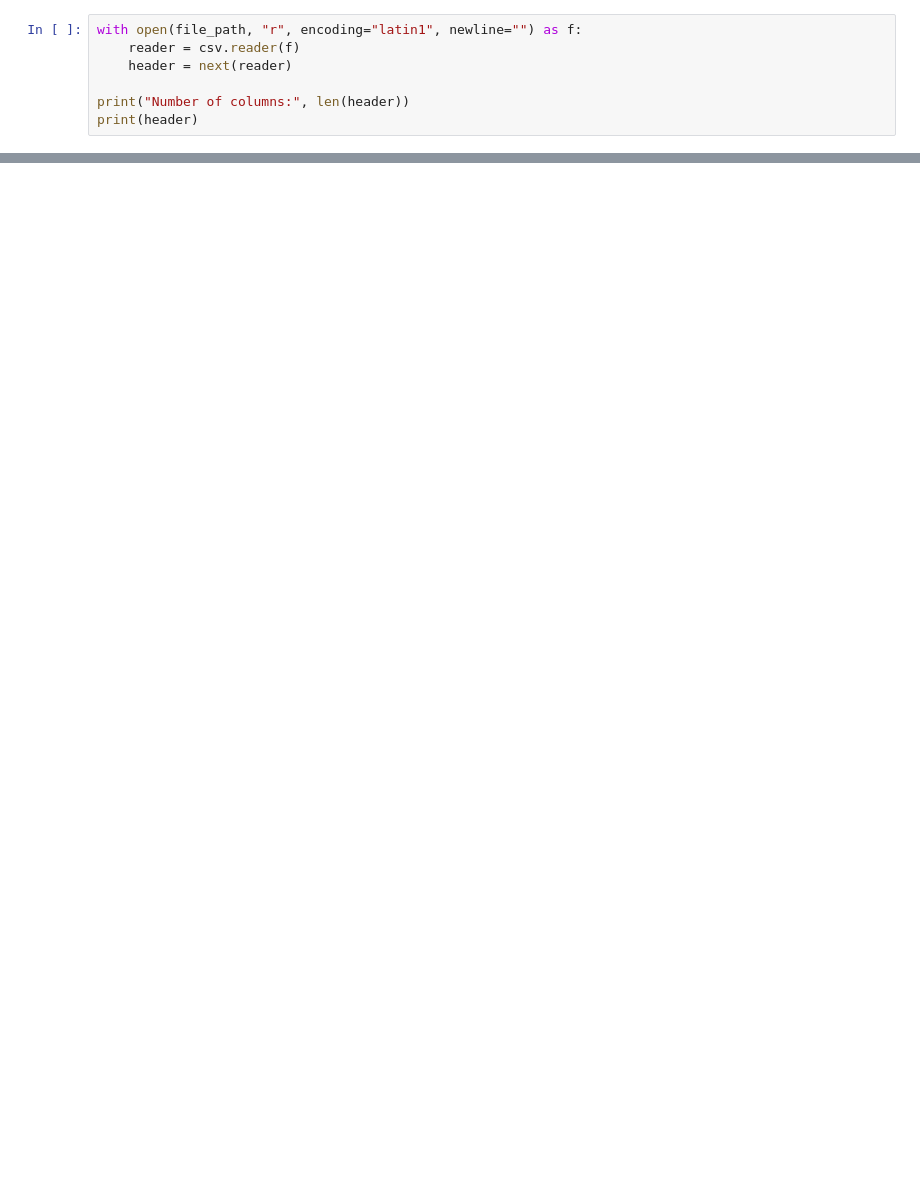
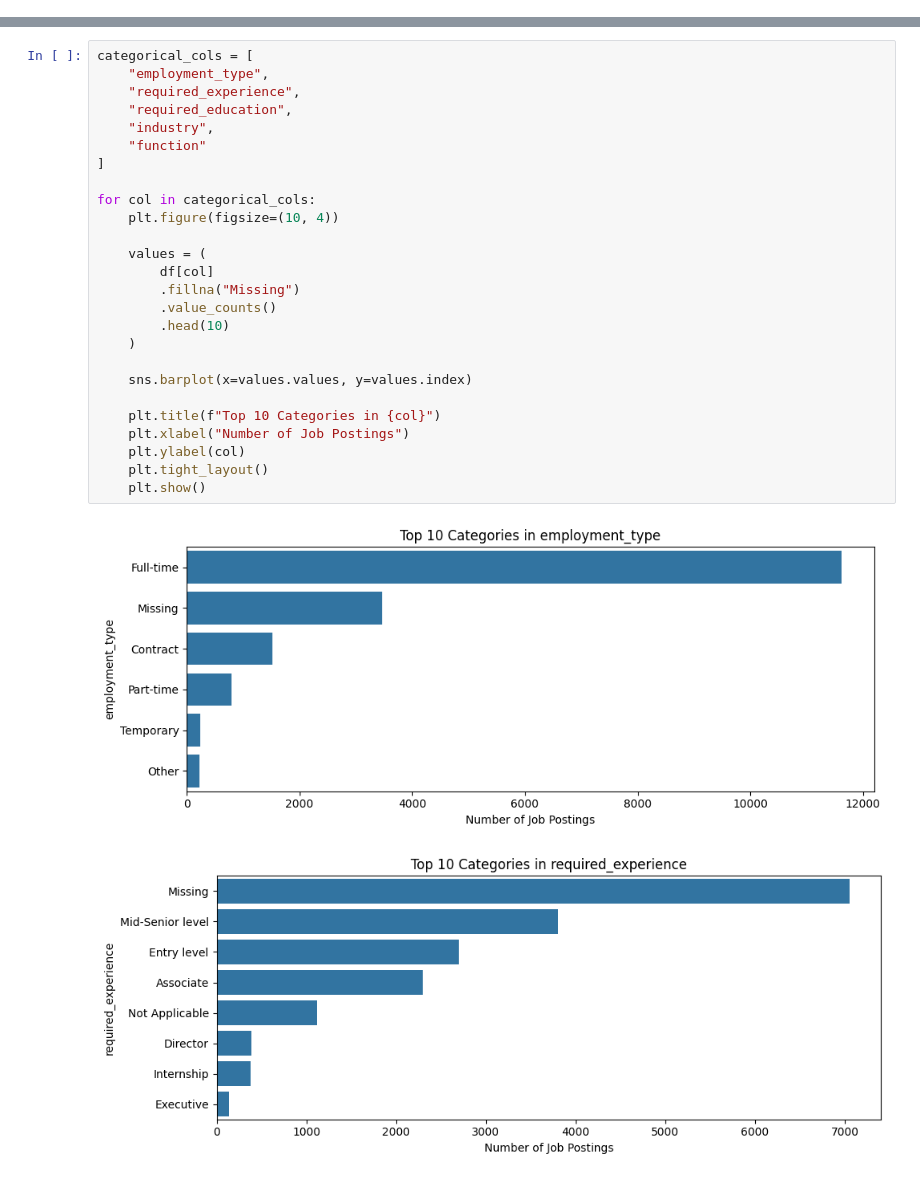
Before and after one commit to auyashas/fake-job-posting-analyzer, a Jupyter notebook: fakeJobPostAnalyzer.ipynb, the cells around one changed output, grey strips where cells are left out. Saved outputs shown, nothing was run; the diff lists cells and outputs as text; blank space fills up the shorter version.

```diff
--- a/fakeJobPostAnalyzer.ipynb
+++ b/fakeJobPostAnalyzer.ipynb
@@ -20,7 +103,0 @@ Dataset shape: (6495, 18)
-# %%
-with open(file_path, "r", encoding="latin1", newline="") as f:
-    reader = csv.reader(f)
-    header = next(reader)
-
-print("Number of columns:", len(header))
-print(header)
@@ -53,0 +229,29 @@ dtype: int64
+# %%
+categorical_cols = [
+    "employment_type",
+    "required_experience",
+    "required_education",
+    "industry",
+    "function"
+]
+
+for col in categorical_cols:
+    plt.figure(figsize=(10, 4))
+
+    values = (
+        df[col]
+        .fillna("Missing")
+        .value_counts()
+        .head(10)
+    )
+
+    sns.barplot(x=values.values, y=values.index)
+
+    plt.title(f"Top 10 Categories in {col}")
+    plt.xlabel("Number of Job Postings")
+    plt.ylabel(col)
+    plt.tight_layout()
+    plt.show()
+# %% [output]
+[figure, added]
+[figure, added]
```
Also changed, not shown: parts of 29 cells of this notebook.
